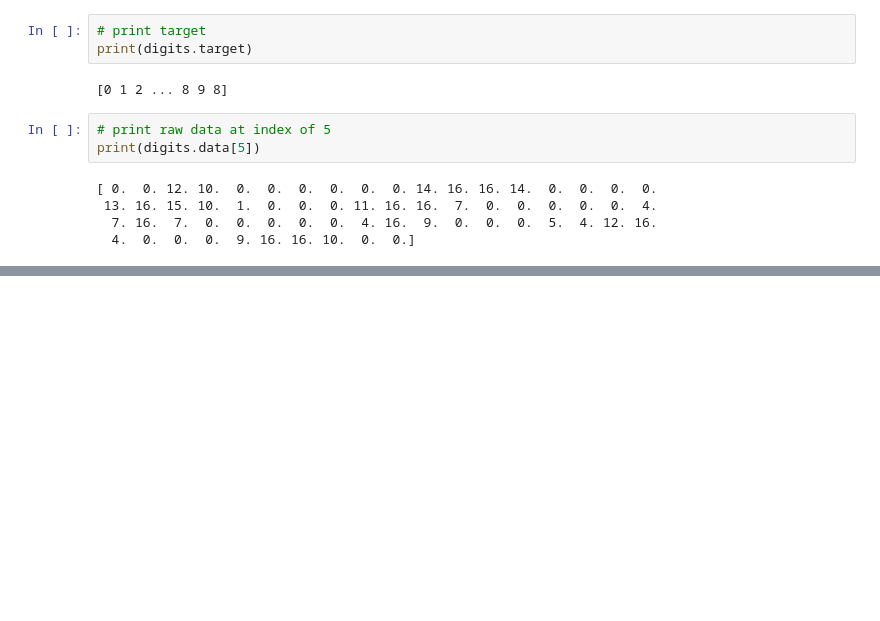
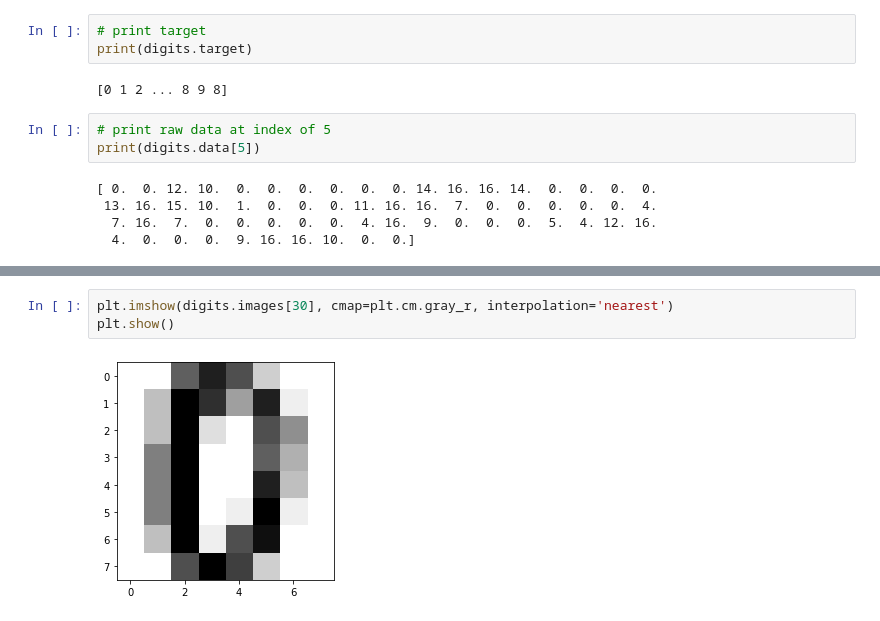
Before and after one commit to nobobobo/ml-handson, a Jupyter notebook: digits_recognition_sklearn.ipynb, the cells around one changed output, grey strips where cells are left out. Cells and saved outputs as stored; diff of their text form; blank space fills up the shorter version.

```diff
--- a/digits_recognition_sklearn.ipynb
+++ b/digits_recognition_sklearn.ipynb
@@ -41,0 +52,5 @@ print(digits.data[5])
+# %%
+plt.imshow(digits.images[30], cmap=plt.cm.gray_r, interpolation='nearest')
+plt.show()
+# %% [output]
+[figure, added]
```
Also changed, not shown: parts of 3 cells of this notebook.
